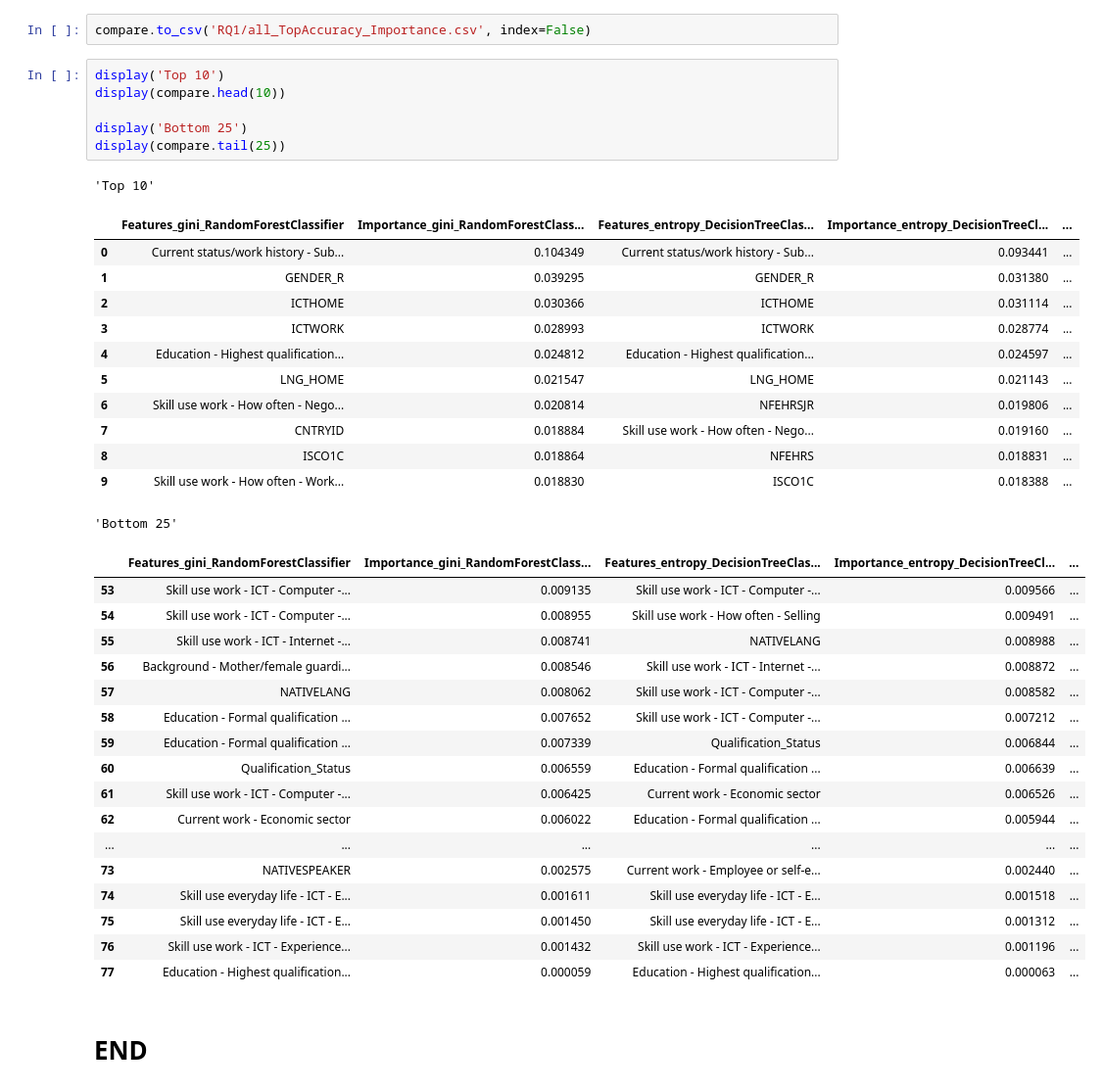
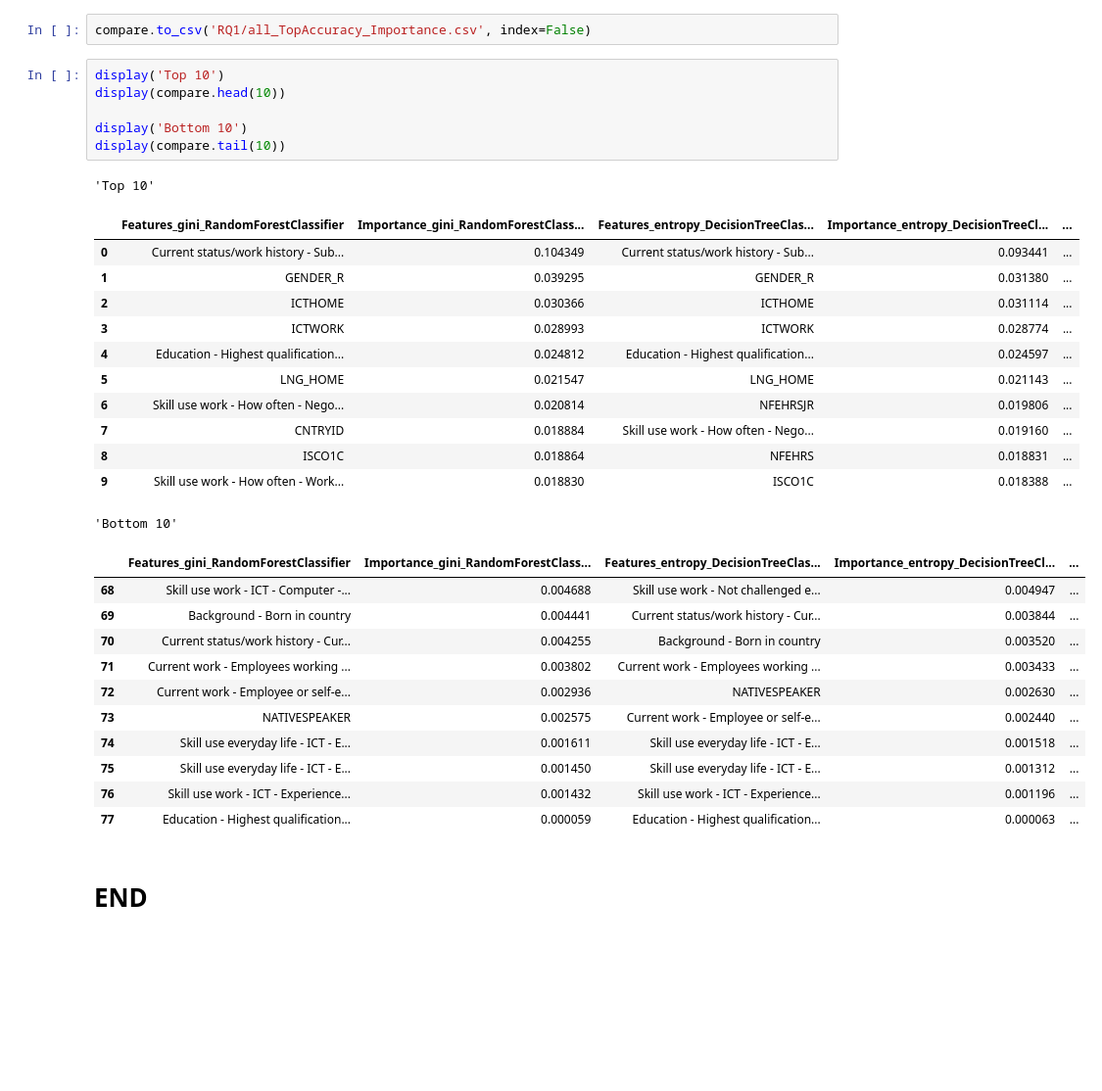
Before and after one commit to pokkyy/FYP-SkillAnalytics, a Jupyter notebook: PIAAC_RO1.ipynb, the cells around one changed output. Shown at 98% size. Saved outputs shown, nothing was run; the diff lists cells and outputs as text; blank space fills up the shorter version.

```diff
--- a/PIAAC_RO1.ipynb
+++ b/PIAAC_RO1.ipynb
@@ -997,35 +1005,29 @@ compare.to_csv('RQ1/all_TopAccuracy_Importance.csv', index=False)
 # %%
 display('Top 10')
 display(compare.head(10))
 
-display('Bottom 25')
-display(compare.tail(25))
+display('Bottom 10')
+display(compare.tail(10))
 # %% [output]
 'Top 10'
 |  | Features_gini_RandomForestClassifier | Importance_gini_RandomForestClass... | Features_entropy_DecisionTreeClas... | Importance_entropy_DecisionTreeCl... | ... |
 | 0 | Current status/work history - Sub... | 0.104349 | Current status/work history - Sub... | 0.093441 | ... |
 | 1 | GENDER_R | 0.039295 | GENDER_R | 0.031380 | ... |
 | 2 | ICTHOME | 0.030366 | ICTHOME | 0.031114 | ... |
 | 3 | ICTWORK | 0.028993 | ICTWORK | 0.028774 | ... |
 | 4 | Education - Highest qualification... | 0.024812 | Education - Highest qualification... | 0.024597 | ... |
 | 5 | LNG_HOME | 0.021547 | LNG_HOME | 0.021143 | ... |
 | 6 | Skill use work - How often - Nego... | 0.020814 | NFEHRSJR | 0.019806 | ... |
 | 7 | CNTRYID | 0.018884 | Skill use work - How often - Nego... | 0.019160 | ... |
 | 8 | ISCO1C | 0.018864 | NFEHRS | 0.018831 | ... |
 | 9 | Skill use work - How often - Work... | 0.018830 | ISCO1C | 0.018388 | ... |
-'Bottom 25'
+'Bottom 10'
 |  | Features_gini_RandomForestClassifier | Importance_gini_RandomForestClass... | Features_entropy_DecisionTreeClas... | Importance_entropy_DecisionTreeCl... | ... |
-| 53 | Skill use work - ICT - Computer -... | 0.009135 | Skill use work - ICT - Computer -... | 0.009566 | ... |
-| 54 | Skill use work - ICT - Computer -... | 0.008955 | Skill use work - How often - Selling | 0.009491 | ... |
-| 55 | Skill use work - ICT - Internet -... | 0.008741 | NATIVELANG | 0.008988 | ... |
-| 56 | Background - Mother/female guardi... | 0.008546 | Skill use work - ICT - Internet -... | 0.008872 | ... |
-| 57 | NATIVELANG | 0.008062 | Skill use work - ICT - Computer -... | 0.008582 | ... |
-| 58 | Education - Formal qualification ... | 0.007652 | Skill use work - ICT - Computer -... | 0.007212 | ... |
-| 59 | Education - Formal qualification ... | 0.007339 | Qualification_Status | 0.006844 | ... |
-| 60 | Qualification_Status | 0.006559 | Education - Formal qualification ... | 0.006639 | ... |
-| 61 | Skill use work - ICT - Computer -... | 0.006425 | Current work - Economic sector | 0.006526 | ... |
-| 62 | Current work - Economic sector | 0.006022 | Education - Formal qualification ... | 0.005944 | ... |
-| ... | ... | ... | ... | ... | ... |
+| 68 | Skill use work - ICT - Computer -... | 0.004688 | Skill use work - Not challenged e... | 0.004947 | ... |
+| 69 | Background - Born in country | 0.004441 | Current status/work history - Cur... | 0.003844 | ... |
+| 70 | Current status/work history - Cur... | 0.004255 | Background - Born in country | 0.003520 | ... |
+| 71 | Current work - Employees working ... | 0.003802 | Current work - Employees working ... | 0.003433 | ... |
+| 72 | Current work - Employee or self-e... | 0.002936 | NATIVESPEAKER | 0.002630 | ... |
 | 73 | NATIVESPEAKER | 0.002575 | Current work - Employee or self-e... | 0.002440 | ... |
 | 74 | Skill use everyday life - ICT - E... | 0.001611 | Skill use everyday life - ICT - E... | 0.001518 | ... |
 | 75 | Skill use everyday life - ICT - E... | 0.001450 | Skill use everyday life - ICT - E... | 0.001312 | ... |
```
Also changed, not shown: parts of 2 cells of this notebook, 2 other files.
